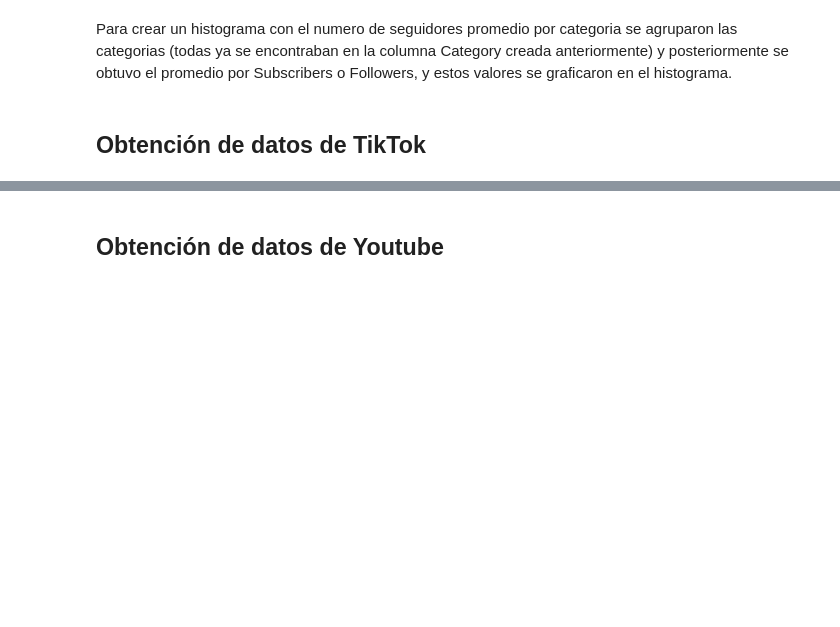
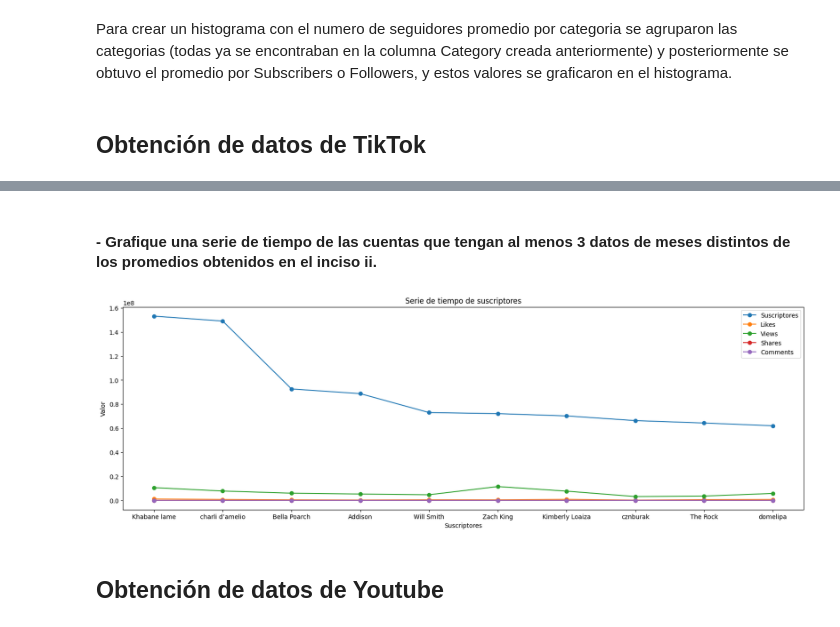
Before and after one commit to MonicaGonzalez30/CienciaDatosLasChicasSuperpoderosas, a Jupyter notebook: Proyectos/Unidad2/Redes_Sociales.ipynb, the cells around one changed output, grey strips where cells are left out. Drawn from its saved outputs; the diff is of its cells as text; code cells hidden in the pictures; blank space fills up the shorter version.

```diff
--- a/Proyectos/Unidad2/Redes_Sociales.ipynb
+++ b/Proyectos/Unidad2/Redes_Sociales.ipynb
@@ -836,0 +864,7 @@ Para crear un histograma con el numero de seguidores promedio por categoria se a
+# %%
+# Pasaremos los followers a un dato de tipo numero¡ico para que lo podamos manejar, y asi sucesivamente con los demas
+df_Tik_tok['Followers o Suscribers'] = df_Tik_tok['Followers o Suscribers'].replace({'K': '*1e3', 'M': '*1e6', 'G':'*1e9'}, regex=True).map(pd.eval).astype(int)
+df_Tik_tok['Likes'] = df_Tik_tok['Likes'].replace({'K': '*1e3', 'M': '*1e6', 'G':'*1e9'}, regex=True).map(pd.eval).astype(int)
+df_Tik_tok['Views'] = df_Tik_tok['Views'].replace({'K': '*1e3', 'M': '*1e6', 'G':'*1e9'}, regex=True).map(pd.eval).astype(int)
+df_Tik_tok['Shares'] = df_Tik_tok['Shares'].replace({'K': '*1e3', 'M': '*1e6', 'G':'*1e9'}, regex=True).map(pd.eval).astype(int)
+df_Tik_tok['Comments'] = df_Tik_tok['Comments'].replace({'K': '*1e3', 'M': '*1e6', 'G':'*1e9'}, regex=True).map(pd.eval).astype(int)
@@ -836,0 +1032,4 @@ Para crear un histograma con el numero de seguidores promedio por categoria se a
+# %%
+# Primero ordenaremos los valores mayor a menor
+df_ordenado = df_Tik_tok.sort_values('Followers o Suscribers', ascending=False)
+df_ordenado
@@ -837,3 +1065,39 @@ Para crear un histograma con el numero de seguidores promedio por categoria se a
+# %% [markdown]
+#### - Grafique una serie de tiempo de las cuentas que tengan al menos 3 datos de meses distintos de los promedios obtenidos en el inciso ii.
+# %%
+# Crear un nuevo DataFrame con los datos proporcionados
+data = {
+    'Name': df_F['Name'],
+    'Suscriptores': df_F['Followers o Suscribers'],
+    'Likes': df_F['Likes'],
+    'Views' : df_F['Views'],
+    'Shares' : df_F['Shares'],
+    'Comments' : df_F['Comments']
+}
+
+df = pd.DataFrame(data)
+df.set_index('Name', inplace=True)
+
+# Transponer el DataFrame
+df_transposed = df.T
+
+# Crear la figura y los ejes
+fig, ax = plt.subplots(figsize=(20, 6))
+
+# Graficar la serie de tiempo de suscriptores para cada usuario en una sola gráfica
+for username in df_transposed.index:
+    ax.plot(df_transposed.columns, df_transposed.loc[username], marker='o', label=username)
+
+# Personalizar el gráfico
+ax.set_xlabel('Suscriptores')
+ax.set_ylabel('Valor')
+ax.set_title('Serie de tiempo de suscriptores')
+ax.legend()
+
+# Mostrar el gráfico
+plt.show()
+# %% [output]
+[figure, added]
 # %% [markdown]
 ## Obtención de datos de Youtube
 # %% [markdown]
```
Also changed, not shown: parts of 76 cells of this notebook.
